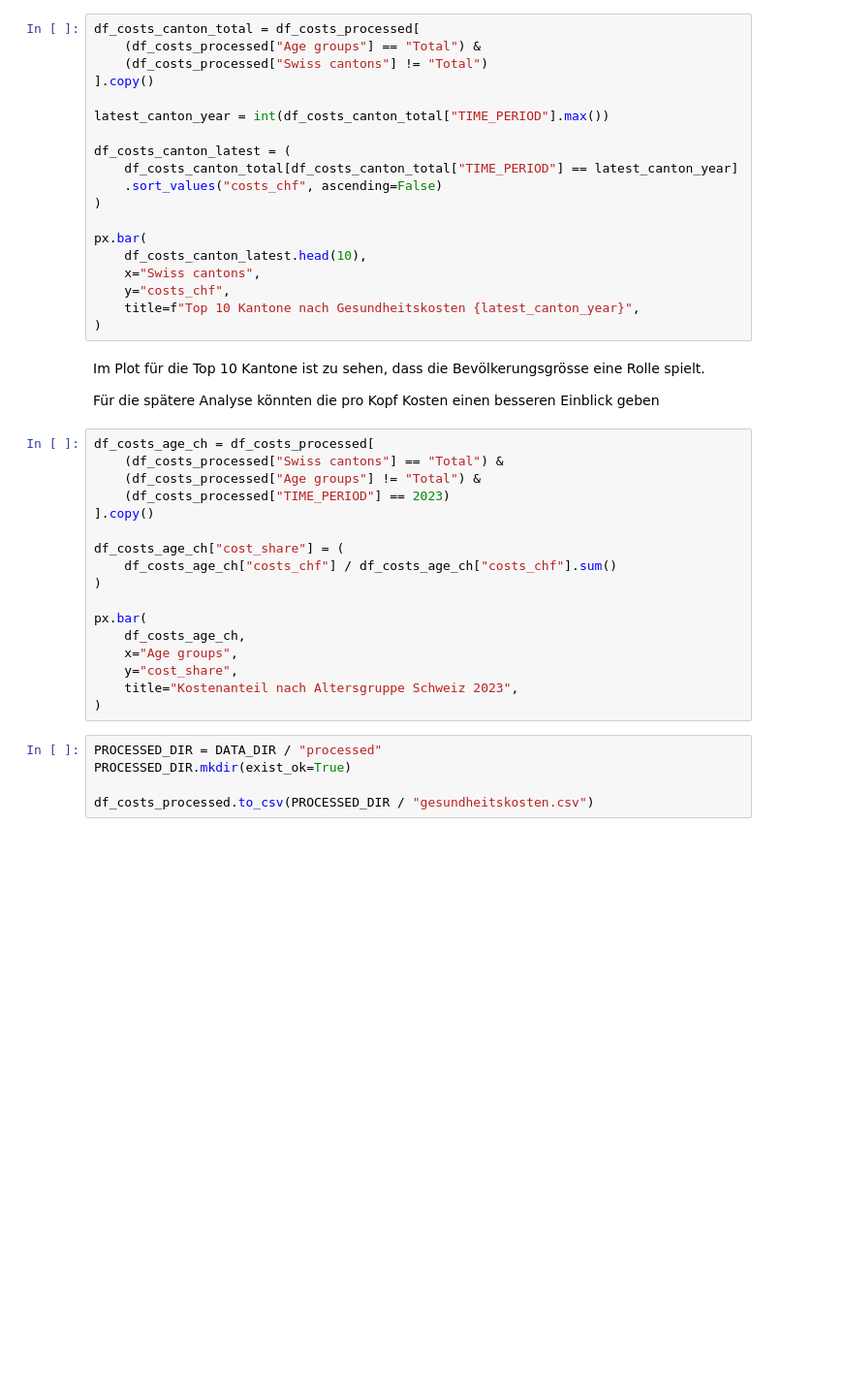
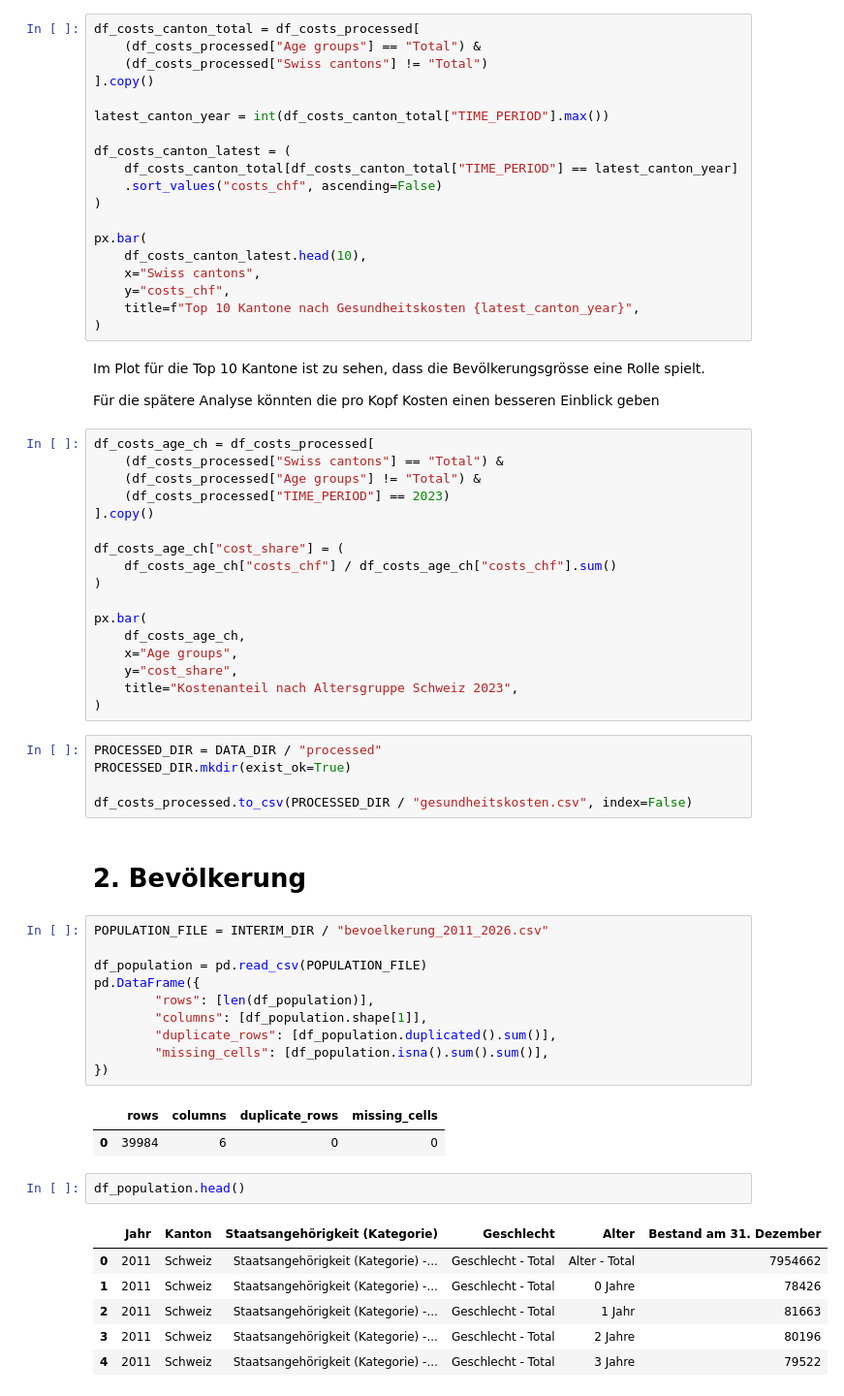
Before and after one commit to thraikal/bina-fs26, a Jupyter notebook: src/02-eda-and-preparation/eda.ipynb, the cells around one changed output. Shown at 97% size. Drawn from its saved outputs; the diff is of its cells as text; blank space fills up the shorter version.

Commit message:
- Add population eda -  Rename columns

```diff
--- a/src/02-eda-and-preparation/eda.ipynb
+++ b/src/02-eda-and-preparation/eda.ipynb
@@ -135,4 +180,28 @@ px.bar(
 PROCESSED_DIR = DATA_DIR / "processed"
 PROCESSED_DIR.mkdir(exist_ok=True)
 
-df_costs_processed.to_csv(PROCESSED_DIR / "gesundheitskosten.csv")
+df_costs_processed.to_csv(PROCESSED_DIR / "gesundheitskosten.csv", index=False)
+# %% [markdown]
+# 2. Bevölkerung
+# %%
+POPULATION_FILE = INTERIM_DIR / "bevoelkerung_2011_2026.csv"
+
+df_population = pd.read_csv(POPULATION_FILE)
+pd.DataFrame({
+        "rows": [len(df_population)],
+        "columns": [df_population.shape[1]],
+        "duplicate_rows": [df_population.duplicated().sum()],
+        "missing_cells": [df_population.isna().sum().sum()],
+})
+# %% [output]
+|  | rows | columns | duplicate_rows | missing_cells |
+| 0 | 39984 | 6 | 0 | 0 |
+# %%
+df_population.head()
+# %% [output]
+|  | Jahr | Kanton | Staatsangehörigkeit (Kategorie) | Geschlecht | Alter | Bestand am 31. Dezember |
+| 0 | 2011 | Schweiz | Staatsangehörigkeit (Kategorie) -... | Geschlecht - Total | Alter - Total | 7954662 |
+| 1 | 2011 | Schweiz | Staatsangehörigkeit (Kategorie) -... | Geschlecht - Total | 0 Jahre | 78426 |
+| 2 | 2011 | Schweiz | Staatsangehörigkeit (Kategorie) -... | Geschlecht - Total | 1 Jahr | 81663 |
+| 3 | 2011 | Schweiz | Staatsangehörigkeit (Kategorie) -... | Geschlecht - Total | 2 Jahre | 80196 |
+| 4 | 2011 | Schweiz | Staatsangehörigkeit (Kategorie) -... | Geschlecht - Total | 3 Jahre | 79522 |
```
Also changed, not shown: parts of 18 cells of this notebook, 1 other file.
